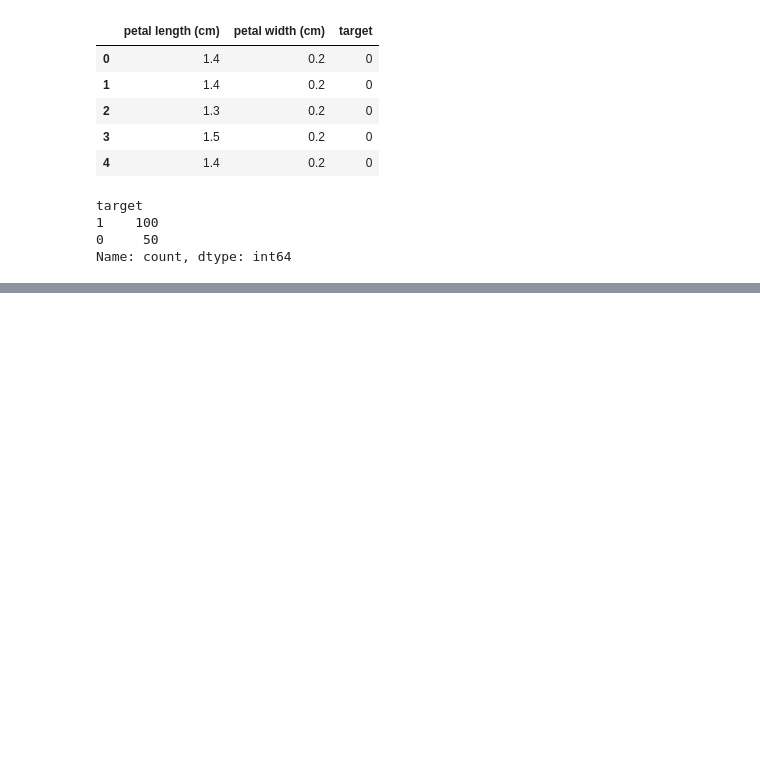
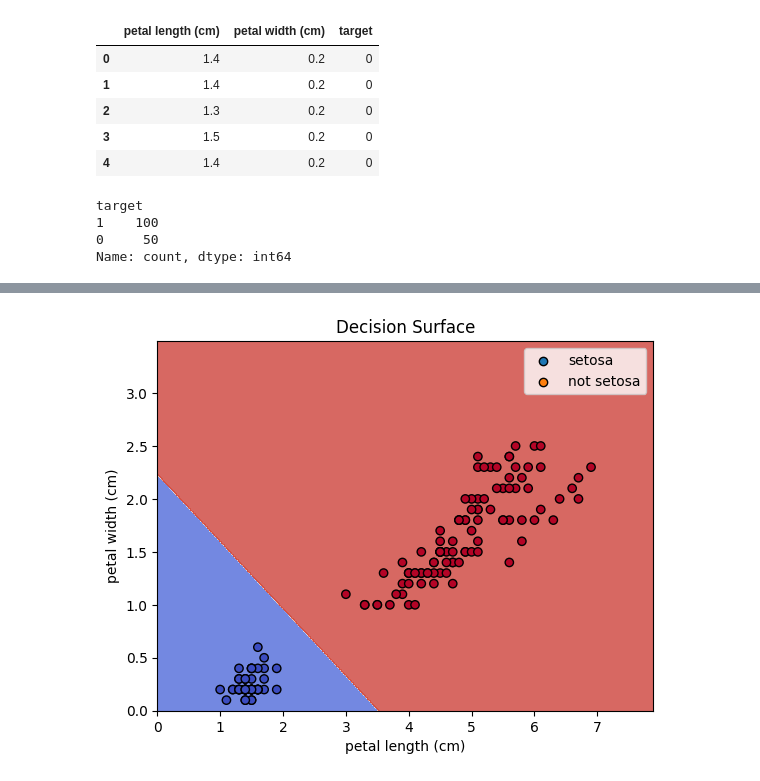
Before and after one commit to viniciuspxc/Reconhecimento_de_Padroes, a Jupyter notebook: Listas/Lista 3/Lista 03.ipynb, the cells around one changed output, grey strips where cells are left out. Saved outputs shown, nothing was run; the diff lists cells and outputs as text; code cells hidden in the pictures; blank space fills up the shorter version.

```diff
--- a/Listas/Lista 3/Lista 03.ipynb
+++ b/Listas/Lista 3/Lista 03.ipynb
@@ -149,3 +152,24 @@ class Metrics():
+# %%
+def plot_decision_surface(model, X, y):
+    x_min, x_max = 0, X.iloc[:, 0].max() + 1
+    y_min, y_max = 0, X.iloc[:, 1].max() + 1
+    xx, yy = np.meshgrid(np.arange(x_min, x_max, 0.01),
+                        np.arange(y_min, y_max, 0.01))
+
+    Z = model.predict(pd.DataFrame(
+        np.c_[xx.ravel(), yy.ravel()], columns=X.columns))
+    Z = Z.reshape(xx.shape)
+
+    plt.contourf(xx, yy, Z, cmap='coolwarm', alpha=0.8)
+    plt.scatter(X.iloc[:, 0], X.iloc[:, 1],
+                c=y, edgecolors='k', cmap='coolwarm')
+    plt.xlabel(X.columns[0])
+    plt.ylabel(X.columns[1])
+    plt.title('Decision Surface')
+    plt.scatter([], [], edgecolors='k',  label='setosa')
+    plt.scatter([], [], edgecolors='k',  label='not setosa')
+    plt.legend()
+    plt.show()
 # %% [markdown]
 # Q1) Breast_Cancer Dataset
 # %% [markdown]
@@ -315,0 +354,4 @@ ValueError: cannot reshape array of size 150 into shape (340,690)
+# %%
+plot_decision_surface(gdc, X_iris, y_iris)
+# %% [output]
+[figure, added]
```
Also changed, not shown: parts of 22 cells of this notebook, 1 other file.
